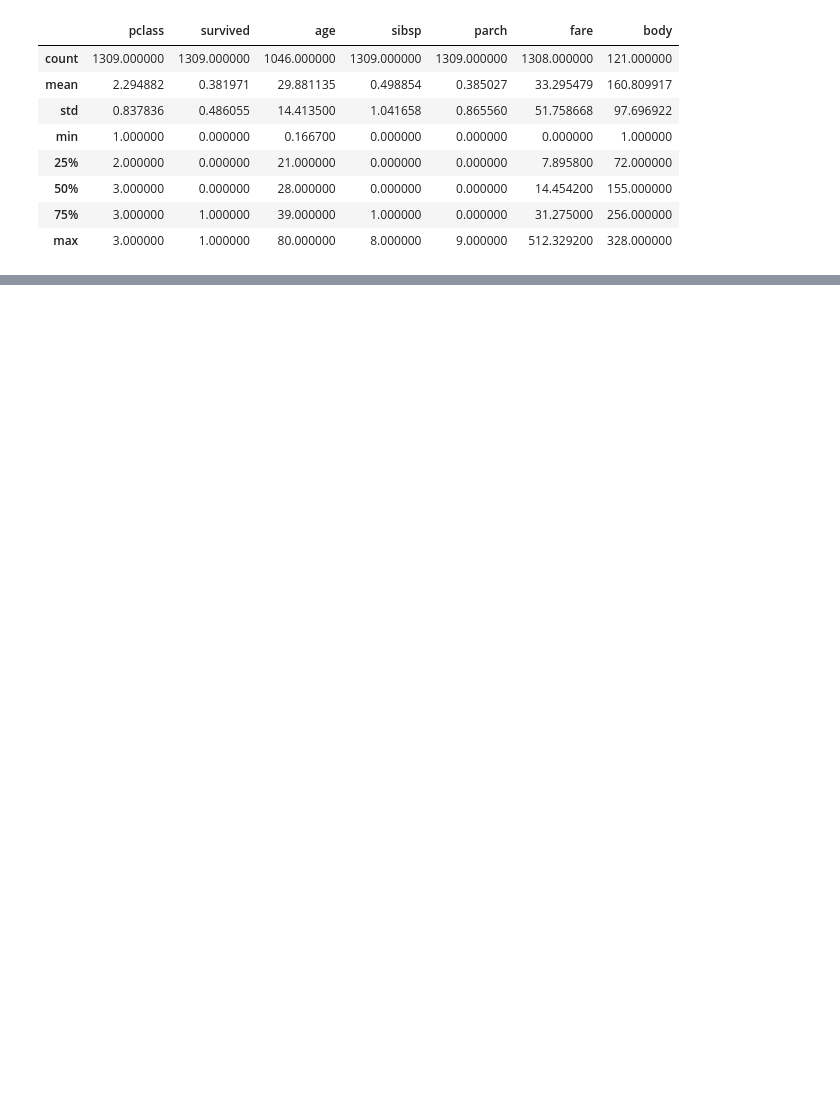
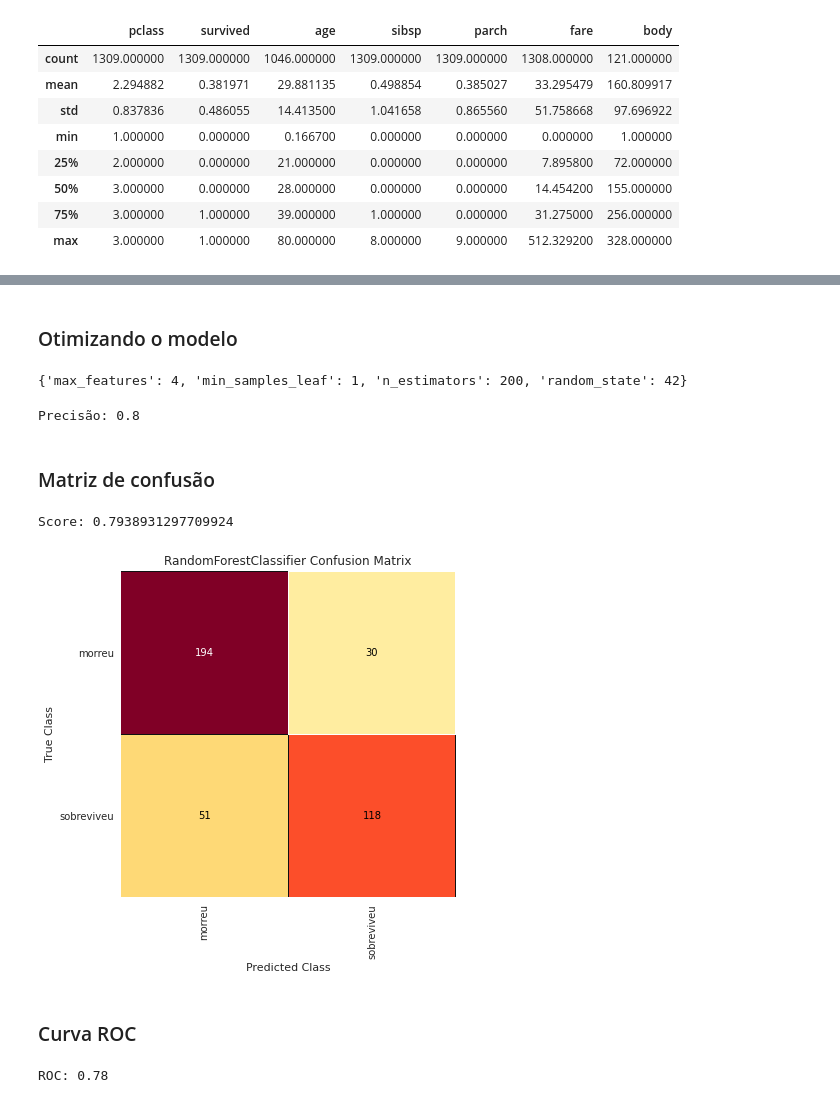
Before and after one commit to LilianeAquino/pratica-livro-matt-harrison, a Jupyter notebook: notebooks/pratica-titanic.ipynb, the cells around one changed output, grey strips where cells are left out. Drawn from its saved outputs; the diff is of its cells as text; code cells hidden in the pictures; blank space fills up the shorter version.

```diff
--- a/notebooks/pratica-titanic.ipynb
+++ b/notebooks/pratica-titanic.ipynb
@@ -93,0 +175,8 @@ df.describe()
+# %%
+sca = preprocessing.StandardScaler()
+
+std_cols = ['pclass', 'age', 'sibsp', 'parch', 'fare']
+
+X_train.loc[:, std_cols] = sca.fit_transform(X_train[std_cols])
+X_train = pd.DataFrame(X_train, columns=X.columns)
+X_train.head()
@@ -93,0 +203,6 @@ df.describe()
+# %%
+from sklearn.dummy import DummyClassifier
+
+dummy = DummyClassifier()
+dummy.fit(X_train, y_train)
+dummy.score(X_test, y_test)
@@ -93,0 +261,4 @@ df.describe()
+# %%
+rf = RandomForestClassifier(n_estimators=100, random_state=42)
+rf.fit(X_train, y_train)
+print(f'Precisão: {round(metrics.precision_score(y_test, rf.predict(X_test)), 2)}')
@@ -93,0 +281,41 @@ df.describe()
+# %% [markdown]
+### Otimizando o modelo
+# %%
+from sklearn.model_selection import GridSearchCV
+
+params = {
+    'max_features' : [0,4, 'auto'],
+    'n_estimators': [15, 200],
+    'min_samples_leaf': [1, 0, 1],
+    'random_state': [42]
+}
+
+cv = GridSearchCV(RandomForestClassifier(), params, n_jobs=-1).fit(X_train, y_train)
+print(cv.best_params_)
+# %% [output]
+{'max_features': 4, 'min_samples_leaf': 1, 'n_estimators': 200, 'random_state': 42}
+# %%
+rf_best = RandomForestClassifier(max_features= 4, min_samples_leaf= 1, n_estimators= 200, random_state= 42)
+rf_best.fit(X_train, y_train)
+print(f'Precisão: {round(metrics.precision_score(y_test, rf_best.predict(X_test)), 2)}')
+# %% [output]
+Precisão: 0.8
+# %% [markdown]
+### Matriz de confusão
+# %%
+mapping = {0: 'morreu', 1: 'sobreviveu'}
+fig, ax = plt.subplots(figsize=(6,6))
+cm_viz= ConfusionMatrix(rf_best, classes=['morreu', 'sobreviveu'], label_encoder=mapping)
+print(f'Score: {cm_viz.score(X_test, y_test)}')
+cm_viz.poof()
+plt.show()
+# %% [output]
+Score: 0.7938931297709924
+[figure, added]
+# %% [markdown]
+### Curva ROC
+# %%
+y_pred = rf_best.predict(X_test)
+print(f'ROC: {round(roc_auc_score(y_test, y_pred), 2)}')
+# %% [output]
+ROC: 0.78
```
Also changed, not shown: parts of 41 cells of this notebook.
